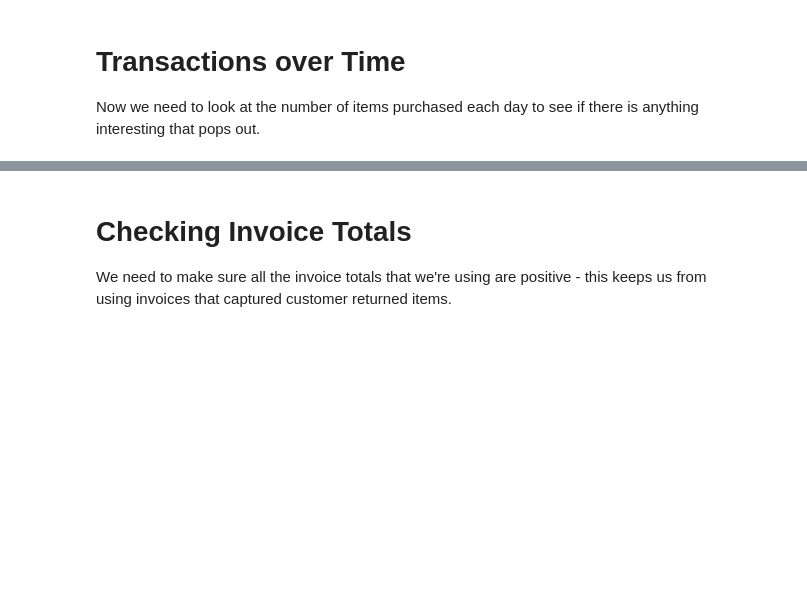
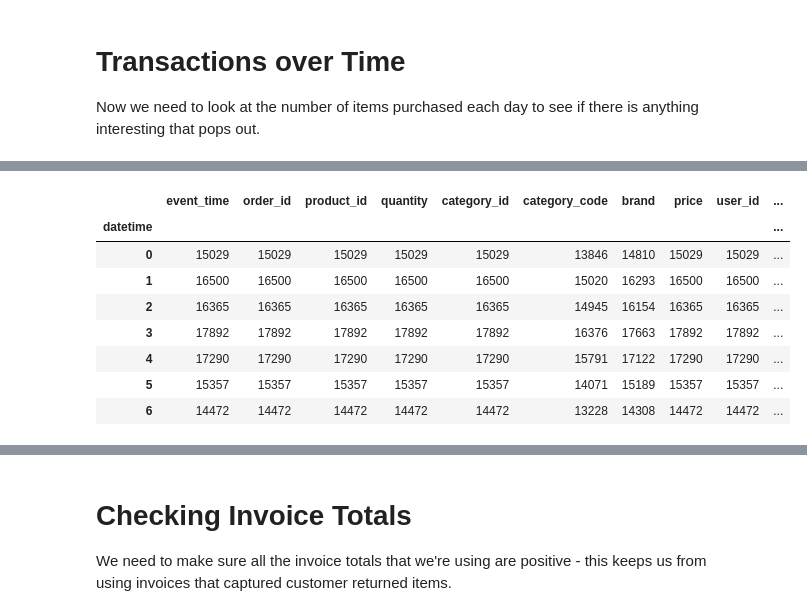
Before and after one commit to HSV-AI/product-recommendation, a Jupyter notebook: notebooks/jewelry-EDA.ipynb, the cells around one changed output, grey strips where cells are left out. Saved outputs shown, nothing was run; the diff lists cells and outputs as text; code cells hidden in the pictures; blank space fills up the shorter version.

```diff
--- a/notebooks/jewelry-EDA.ipynb
+++ b/notebooks/jewelry-EDA.ipynb
@@ -108,0 +196,12 @@ transactions['datetime'] = transactions.apply(lambda x: func(x.event_time), axis
+# %%
+transactions.groupby(transactions['datetime'].dt.dayofweek).count()
+# %% [output]
+|  | event_time | order_id | product_id | quantity | category_id | category_code | brand | price | user_id | ... |
+| datetime |  |  |  |  |  |  |  |  |  | ... |
+| 0 | 15029 | 15029 | 15029 | 15029 | 15029 | 13846 | 14810 | 15029 | 15029 | ... |
+| 1 | 16500 | 16500 | 16500 | 16500 | 16500 | 15020 | 16293 | 16500 | 16500 | ... |
+| 2 | 16365 | 16365 | 16365 | 16365 | 16365 | 14945 | 16154 | 16365 | 16365 | ... |
+| 3 | 17892 | 17892 | 17892 | 17892 | 17892 | 16376 | 17663 | 17892 | 17892 | ... |
+| 4 | 17290 | 17290 | 17290 | 17290 | 17290 | 15791 | 17122 | 17290 | 17290 | ... |
+| 5 | 15357 | 15357 | 15357 | 15357 | 15357 | 14071 | 15189 | 15357 | 15357 | ... |
+| 6 | 14472 | 14472 | 14472 | 14472 | 14472 | 13228 | 14308 | 14472 | 14472 | ... |
```
Also changed, not shown: parts of 28 cells of this notebook, 11 other files.
